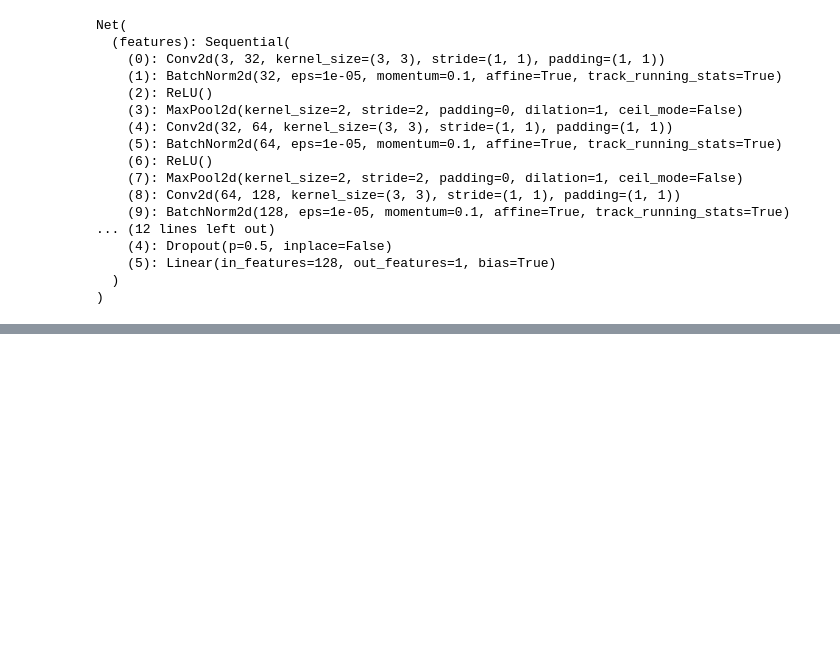
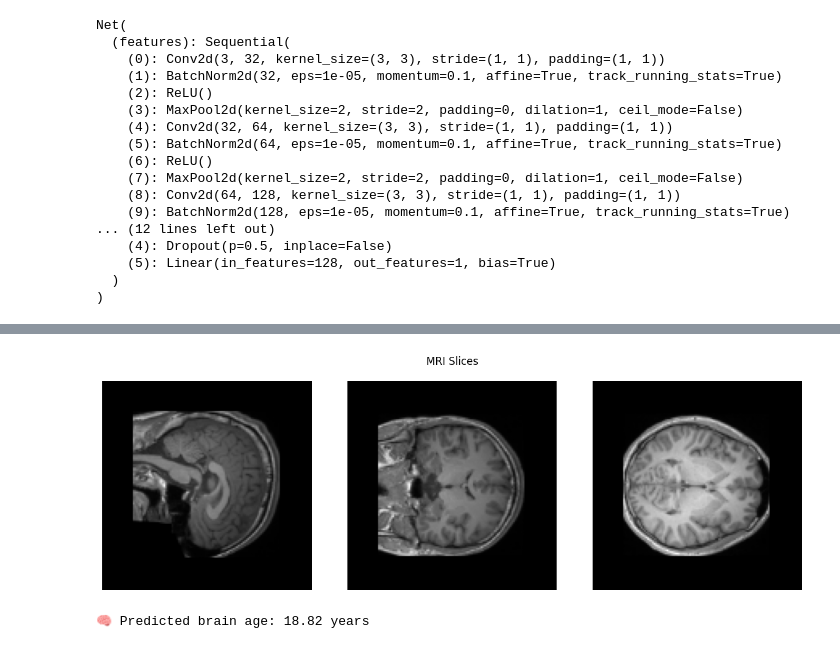
Before and after one commit to NguyenDung0210/Federated_Learning_Medical_Imaging, a Jupyter notebook: fl-brain/test.ipynb, the cells around one changed output, grey strips where cells are left out. Drawn from its saved outputs; the diff is of its cells as text; code cells hidden in the pictures; blank space fills up the shorter version.

```diff
--- a/fl-brain/test.ipynb
+++ b/fl-brain/test.ipynb
@@ -263,0 +275,35 @@ plt.show()
+# %%
+def predict_nii_file(path_nii, model, device):
+    nii = nib.load(path_nii).get_fdata()
+    nii = (nii - nii.min()) / (nii.max() - nii.min() + 1e-8)
+
+    axial = nii[nii.shape[0] // 2, :, :]
+    coronal = nii[:, nii.shape[1] // 2, :]
+    sagittal = nii[:, :, nii.shape[2] // 2]
+
+    fig, axes = plt.subplots(1, 3, figsize=(12, 4))
+    for ax, slice_img in zip(axes, [axial, coronal, sagittal]):
+        ax.imshow(slice_img, cmap="gray")
+        ax.axis("off")
+    plt.suptitle("MRI Slices")
+    plt.tight_layout()
+    plt.show()
+
+    axial = resize(axial, (128, 128), mode="reflect", anti_aliasing=True)
+    coronal = resize(coronal, (128, 128), mode="reflect", anti_aliasing=True)
+    sagittal = resize(sagittal, (128, 128), mode="reflect", anti_aliasing=True)
+
+    img = np.stack([axial, coronal, sagittal], axis=0)  # shape: [3, H, W]
+    img_tensor = torch.tensor(img, dtype=torch.float32).unsqueeze(0).to(device)  # [1, 3, H, W]
+
+    model.eval()
+    with torch.no_grad():
+        pred_age = model(img_tensor).item()
+
+    return round(pred_age, 2)
+# %%
+pred_age = predict_nii_file("data/sub-BrainAge018926/anat/sub-BrainAge018926_T1w.nii.gz", model, device)
+print(f"\n🧠 Predicted brain age: {pred_age} years\n")
+# %% [output]
+[figure, added]
+🧠 Predicted brain age: 18.82 years
```
Also changed, not shown: parts of 6 cells of this notebook.
